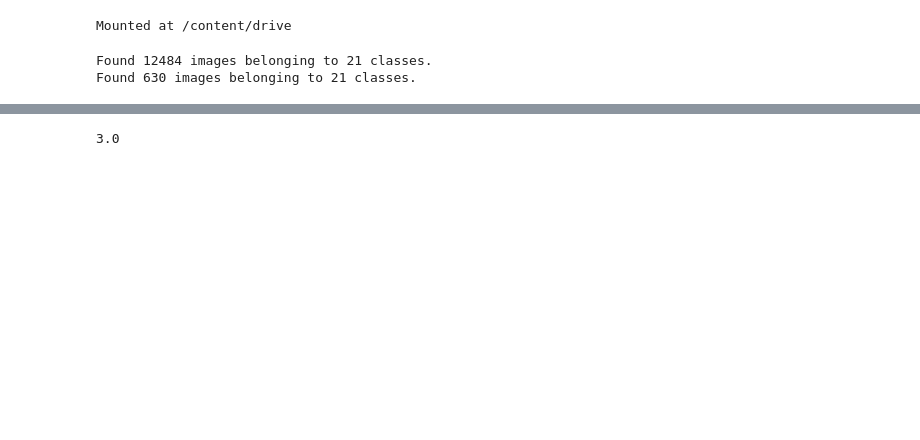
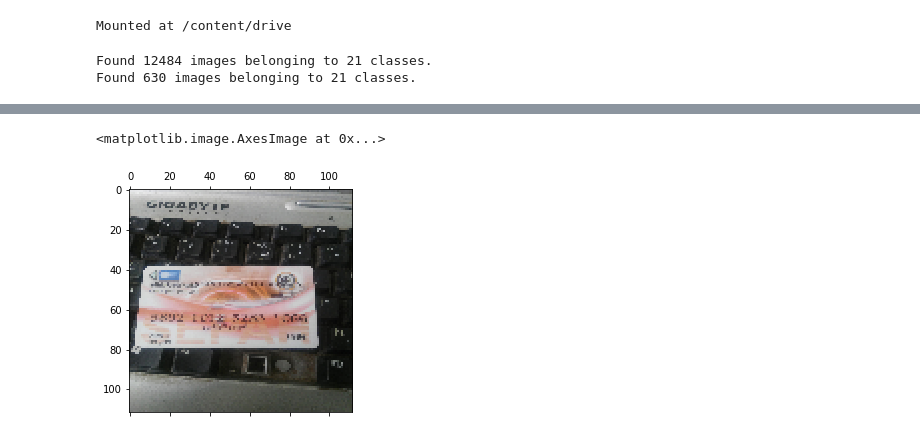
Before and after one commit to Aminfaraji/dataset_images_IDPL, a Jupyter notebook: classification_IDPL.ipynb, the cells around one changed output, grey strips where cells are left out. Saved outputs shown, nothing was run; the diff lists cells and outputs as text; code cells hidden in the pictures; blank space fills up the shorter version.

```diff
--- a/classification_IDPL.ipynb
+++ b/classification_IDPL.ipynb
@@ -107,5 +111,9 @@ model.load_weights("/content/drive/MyDrive/model_IDPL.h5")
 # %%
 # img_test,classes=test_gen[5][0][15],test_gen[5][1][15]
 # img_test=img_test.reshape((1,112,112,3))
-img_test=img_to_array(load_img("/content/C11B1S00015.jpg",target_size=(112,112))).reshape((1,112,112,3))
+# images=glob.glob("/content/drive/MyDrive/without background/test/passport/*")
+# for img in images:
+#   img_test=img_to_array(load_img(img,target_size=(112,112))).reshape((1,112,112,3))/255
+#   print(class_names[model.predict(img_test).argmax()])
+img_test=img_to_array(load_img("/content/IMG_20221014_084533.jpg",target_size=(112,112))).reshape((1,112,112,3))/255
 # %%
@@ -117,4 +125,5 @@ img_test=img_to_array(load_img("/content/C11B1S00015.jpg",target_size=(112,112))
 # %%
-# plt.matshow(img_test.reshape((112,112,3)))
+plt.matshow(img_test.reshape((112,112,3)))
 # %% [output]
-3.0
+<matplotlib.image.AxesImage at 0x...>
+[figure, added]
```
Also changed, not shown: parts of 3 cells of this notebook.
